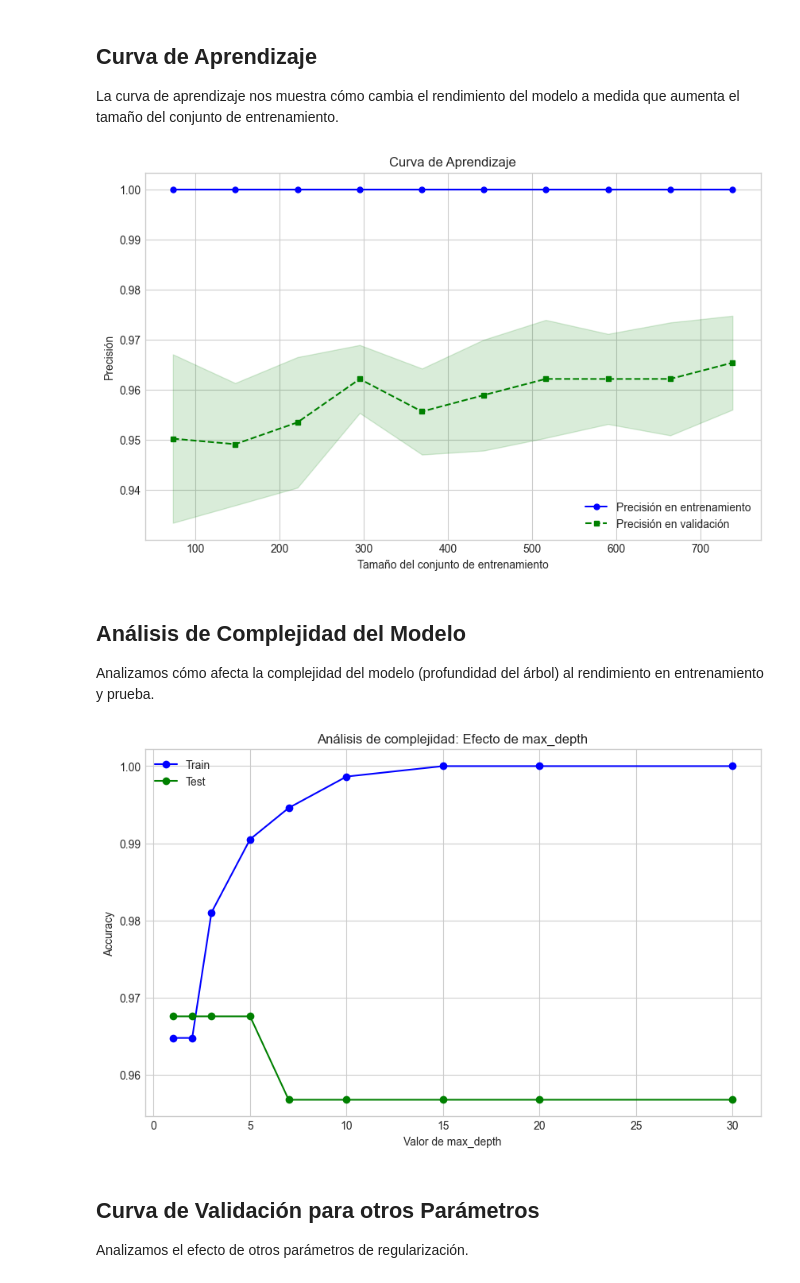
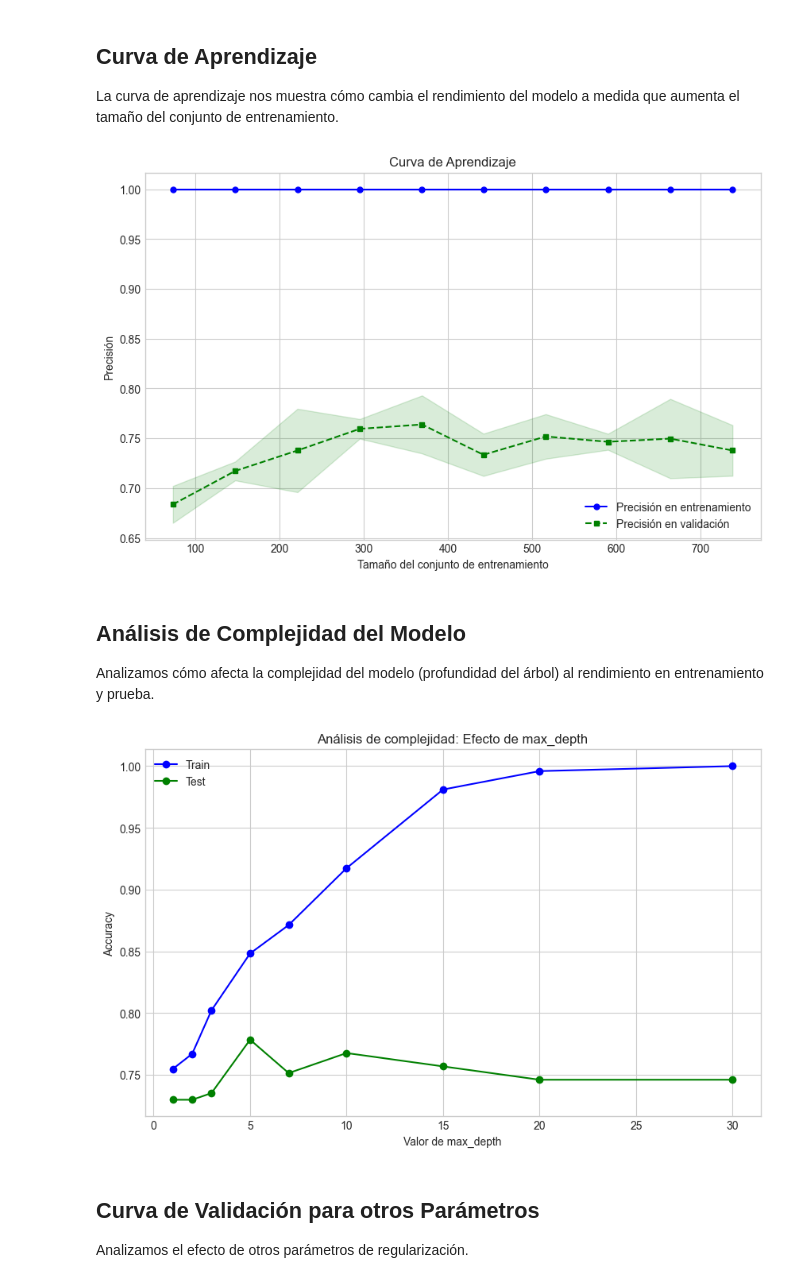
Before and after one commit to AlexLopez-ia/startups-ml, a Jupyter notebook: notebooks/04_bias_variance_analysis.ipynb, the cells around one changed output. Drawn from its saved outputs; the diff is of its cells as text; code cells hidden in the pictures.

```diff
--- a/notebooks/04_bias_variance_analysis.ipynb
+++ b/notebooks/04_bias_variance_analysis.ipynb
@@ -35,7 +35,7 @@ Primero cargamos los datos procesados y realizamos la división en conjuntos de
 df = pd.read_csv(PROCESSED_DATA_DIR / "startup_data_processed.csv")
 
 # Separar features y target
-X = df.drop([TARGET_COLUMN,'labels'], axis=1)
+X = df.drop([TARGET_COLUMN, 'labels', 'closed_at_6/1/2013'], axis=1)
 y = df[TARGET_COLUMN]
 
 # División en train-test
@@ -116,7 +123,7 @@ plt = plot_learning_curve(
 )
 plt.show()
 # %% [output]
-[figure, old version]
+[figure, new version]
 # %% [markdown]
 ## Análisis de Complejidad del Modelo
 
@@ -124,17 +131,16 @@ Analizamos cómo afecta la complejidad del modelo (profundidad del árbol) al re
 # %%
 # Análisis de complejidad: profundidad máxima del árbol
 max_depths = [1, 2, 3, 5, 7, 10, 15, 20, 30, None]
 plt = plot_complexity_analysis(
     DecisionTreeClassifier,
-    'max_depth',
-    max_depths,
-    X_train, y_train,
-    X_test, y_test,
+    X_train, X_test, y_train, y_test,
+    param_name="max_depth",
+    param_range=max_depths,
     random_state=RANDOM_STATE
 )
 plt.show()
 # %% [output]
-[figure, old version]
+[figure, new version]
 # %% [markdown]
 ## Curva de Validación para otros Parámetros
 
```
Also changed, not shown: parts of 8 cells of this notebook, 2 other files.
